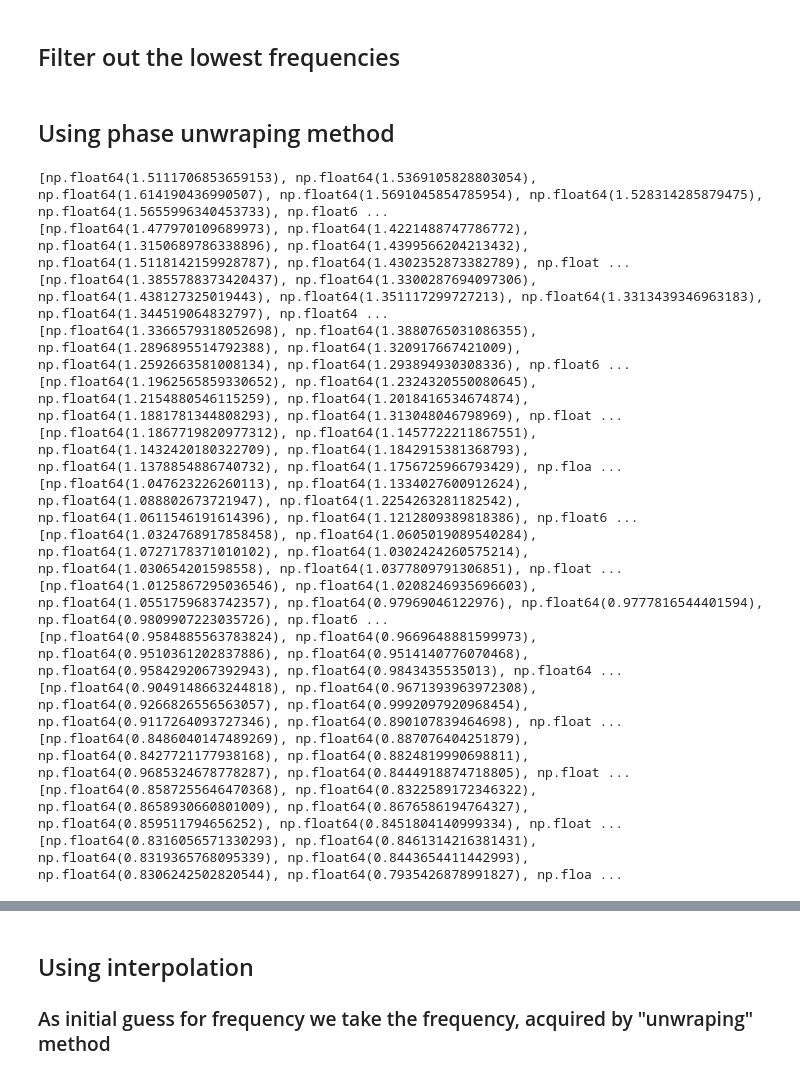
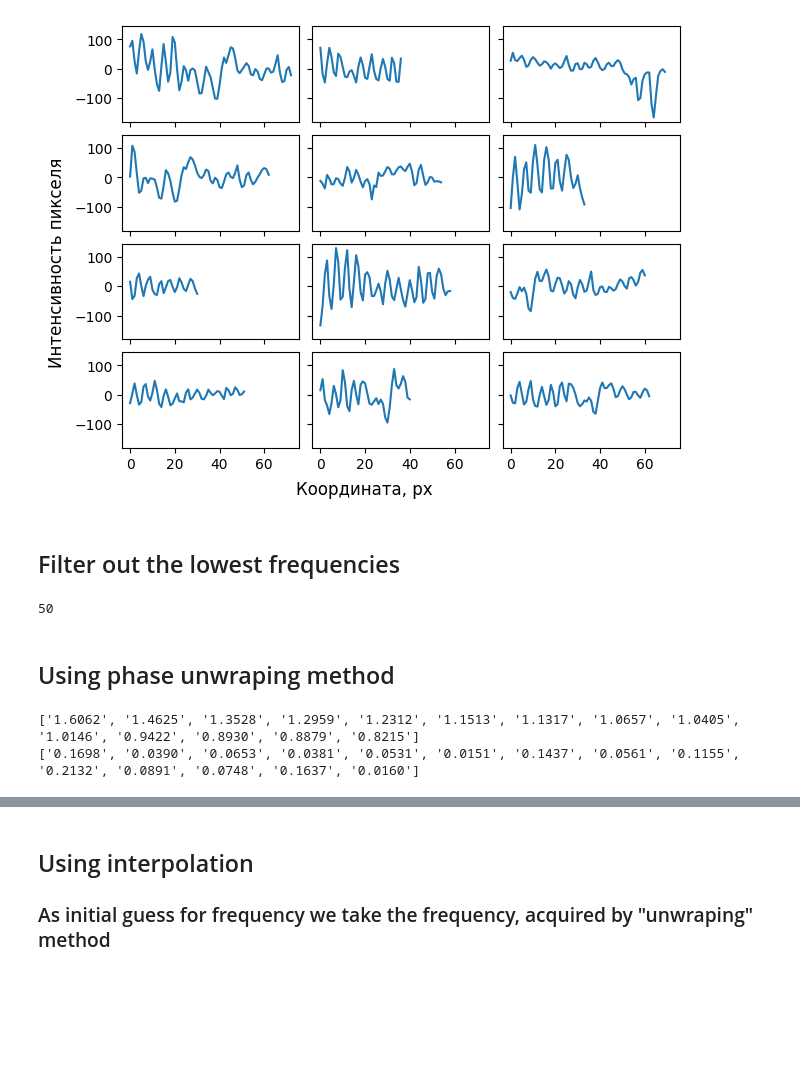
Before and after one commit to annamogo/DiplomaLISF, a Jupyter notebook: FRINGE_PATTERN_AN/Frq_Uncertainty.ipynb, the cells around one changed output, grey strips where cells are left out. Saved outputs shown, nothing was run; the diff lists cells and outputs as text; code cells hidden in the pictures; blank space fills up the shorter version.

```diff
--- a/FRINGE_PATTERN_AN/Frq_Uncertainty.ipynb
+++ b/FRINGE_PATTERN_AN/Frq_Uncertainty.ipynb
@@ -33,9 +33,23 @@ fringe_collection[1].plot()
 # %%
-path_demo = img_path[2]
+path_demo = img_paths[2]
+num = 12
 
-select = ga.SelectRNGArea(path_demo, roi_max = roi_max, roi_min = roi_min, num=12)
+select = ga.SelectRNGArea(path_demo, roi_max = roi_max, roi_min = roi_min, num=num)
 select.get_random_rois()
 fringe_demo = select.extract()
+
+fig, ax = plt.subplots(4,3, layout='constrained', sharex=True, sharey=True)
+
+for i in range(num):
+    ax[i//3][i%3].plot(fringe_demo.fringe_list[i].sig)
+
+fig.supxlabel('Координата, px')
+fig.supylabel('Интенсивность пикселя')
+
+fig.savefig('rng_signals.jpg')
+plt.show()
+# %% [output]
+[figure, added]
 # %% [markdown]
 ## Filter out the lowest frequencies
 # %%
@@ -44,6 +58,10 @@ collection_low_ftl = []
 for fringe_list in fringe_collection:
     fringe_list_new = fringe_list.filter_low_frq(inplace=False, nl=2)
     collection_low_ftl.append(fringe_list_new)
+
+print(collection_low_ftl[0].list_len)
+# %% [output]
+50
 # %% [markdown]
 ## Using phase unwraping method
 # %%
@@ -57,23 +75,16 @@ for lines in collection_low_ftl:
     frqs = lines_Wn.get_frq(prefilter=False)
     frq_collection.append(frqs)
 # %%
-for frqs in frq_collection:
-    print(frqs)
+means = [np.mean(frq) for frq in frq_collection]
+stds = [np.std(frq) for frq in frq_collection]
+
+means_f = [f"{m:.4f}" for m in means]
+stds_f = [f"{s:.4f}" for s in stds]
+print(means_f)
+print(stds_f)
 # %% [output]
-[np.float64(1.5111706853659153), np.float64(1.5369105828803054), np.float64(1.614190436990507), np.float64(1.5691045854785954), np.float64(1.528314285879475), np.float64(1.5655996340453733), np.float6 ...
-[np.float64(1.477970109689973), np.float64(1.4221488747786772), np.float64(1.3150689786338896), np.float64(1.4399566204213432), np.float64(1.5118142159928787), np.float64(1.4302352873382789), np.float ...
-[np.float64(1.3855788373420437), np.float64(1.3300287694097306), np.float64(1.438127325019443), np.float64(1.351117299727213), np.float64(1.3313439346963183), np.float64(1.344519064832797), np.float64 ...
-[np.float64(1.3366579318052698), np.float64(1.3880765031086355), np.float64(1.2896895514792388), np.float64(1.320917667421009), np.float64(1.2592663581008134), np.float64(1.293894930308336), np.float6 ...
-[np.float64(1.1962565859330652), np.float64(1.2324320550080645), np.float64(1.2154880546115259), np.float64(1.2018416534674874), np.float64(1.1881781344808293), np.float64(1.313048046798969), np.float ...
-[np.float64(1.1867719820977312), np.float64(1.1457722211867551), np.float64(1.1432420180322709), np.float64(1.1842915381368793), np.float64(1.1378854886740732), np.float64(1.1756725966793429), np.floa ...
-[np.float64(1.047623226260113), np.float64(1.1334027600912624), np.float64(1.088802673721947), np.float64(1.2254263281182542), np.float64(1.0611546191614396), np.float64(1.1212809389818386), np.float6 ...
-[np.float64(1.0324768917858458), np.float64(1.0605019089540284), np.float64(1.0727178371010102), np.float64(1.0302424260575214), np.float64(1.030654201598558), np.float64(1.0377809791306851), np.float ...
-[np.float64(1.0125867295036546), np.float64(1.0208246935696603), np.float64(1.0551759683742357), np.float64(0.97969046122976), np.float64(0.9777816544401594), np.float64(0.9809907223035726), np.float6 ...
-[np.float64(0.9584885563783824), np.float64(0.9669648881599973), np.float64(0.9510361202837886), np.float64(0.9514140776070468), np.float64(0.9584292067392943), np.float64(0.9843435535013), np.float64 ...
-[np.float64(0.9049148663244818), np.float64(0.9671393963972308), np.float64(0.9266826556563057), np.float64(0.9992097920968454), np.float64(0.9117264093727346), np.float64(0.890107839464698), np.float ...
-[np.float64(0.8486040147489269), np.float64(0.887076404251879), np.float64(0.8427721177938168), np.float64(0.8824819990698811), np.float64(0.9685324678778287), np.float64(0.8444918874718805), np.float ...
-[np.float64(0.8587255646470368), np.float64(0.8322589172346322), np.float64(0.8658930660801009), np.float64(0.8676586194764327), np.float64(0.859511794656252), np.float64(0.8451804140999334), np.float ...
-[np.float64(0.8316056571330293), np.float64(0.8461314216381431), np.float64(0.8319365768095339), np.float64(0.8443654411442993), np.float64(0.8306242502820544), np.float64(0.7935426878991827), np.floa ...
+['1.6062', '1.4625', '1.3528', '1.2959', '1.2312', '1.1513', '1.1317', '1.0657', '1.0405', '1.0146', '0.9422', '0.8930', '0.8879', '0.8215']
+['0.1698', '0.0390', '0.0653', '0.0381', '0.0531', '0.0151', '0.1437', '0.0561', '0.1155', '0.2132', '0.0891', '0.0748', '0.1637', '0.0160']
 # %%
 num = len(frq_collection)
 
```
Also changed, not shown: parts of 12 cells of this notebook.
